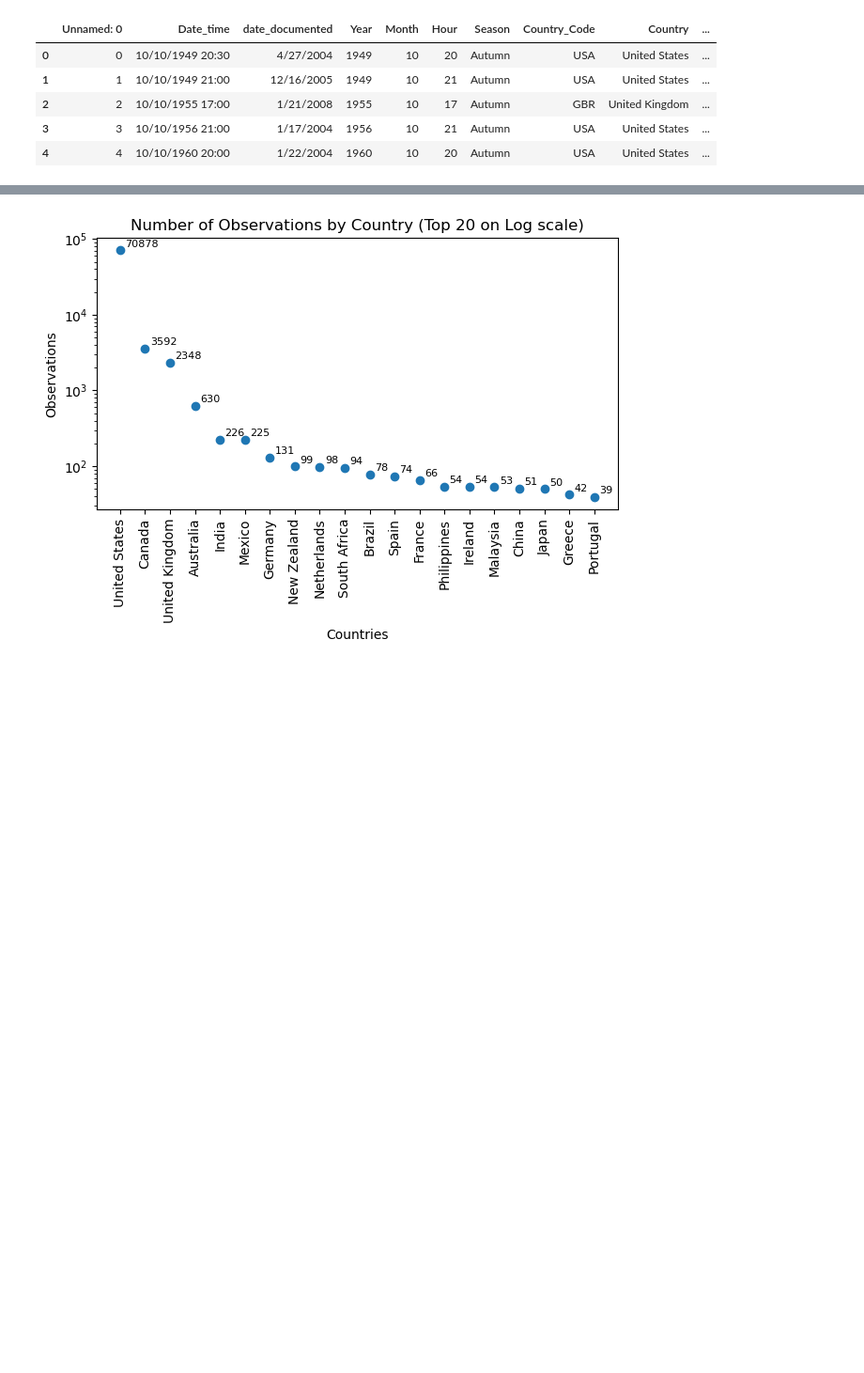
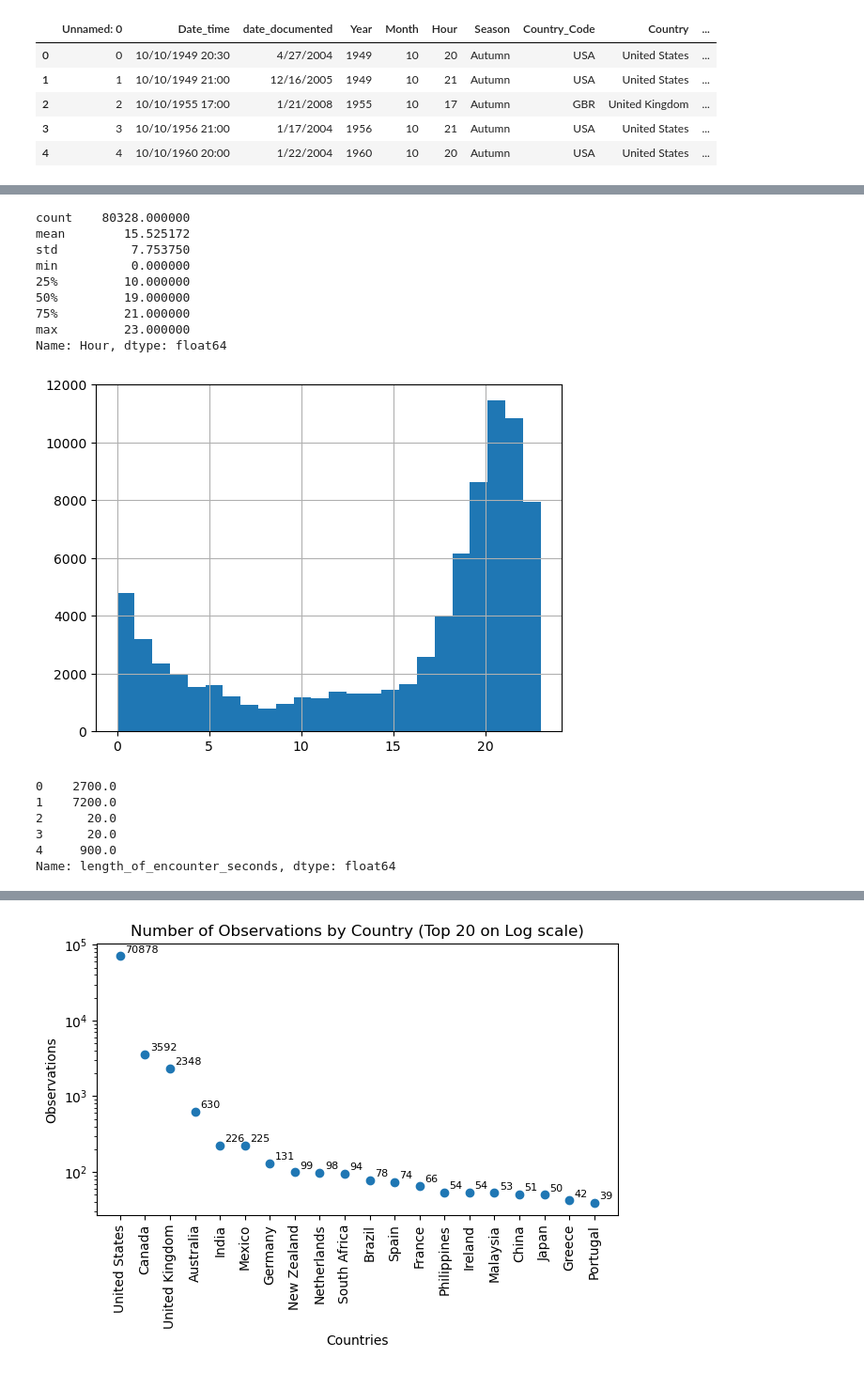
Before and after one commit to noyo0/ProgrammingForDataAnalysis, a Jupyter notebook: Project1/Project1.ipynb, the cells around one changed output, grey strips where cells are left out. Shown: that part at 94% size. Saved outputs shown, nothing was run; the diff lists cells and outputs as text; code cells hidden in the pictures; blank space fills up the shorter version.

```diff
--- a/Project1/Project1.ipynb
+++ b/Project1/Project1.ipynb
@@ -42,0 +88,26 @@ plt.scatter(cbc['Countries'],cbc['Observations'])
+# %%
+# interesting data
+
+df['Hour'].hist(bins=24)
+df['Hour'].describe()
+# Dark hours are more likely
+# %% [output]
+count    80328.000000
+mean        15.525172
+std          7.753750
+min          0.000000
+25%         10.000000
+50%         19.000000
+75%         21.000000
+max         23.000000
+Name: Hour, dtype: float64
+[figure, added]
+# %%
+df['length_of_encounter_seconds'].head()
+# %% [output]
+0    2700.0
+1    7200.0
+2      20.0
+3      20.0
+4     900.0
+Name: length_of_encounter_seconds, dtype: float64
```
Also changed, not shown: parts of 11 cells of this notebook, 3 other files.
